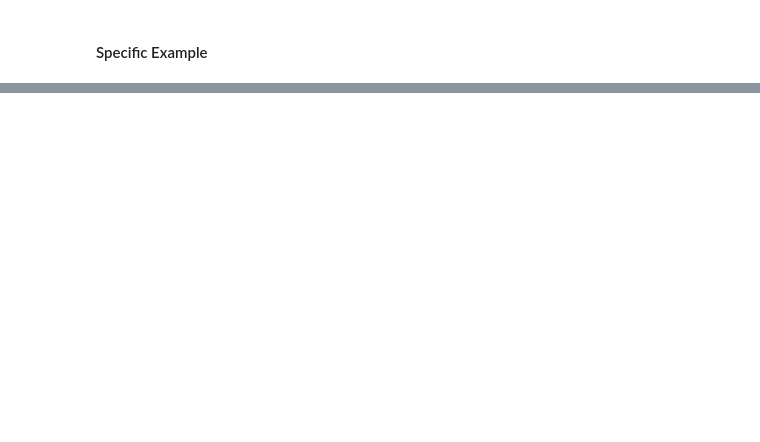
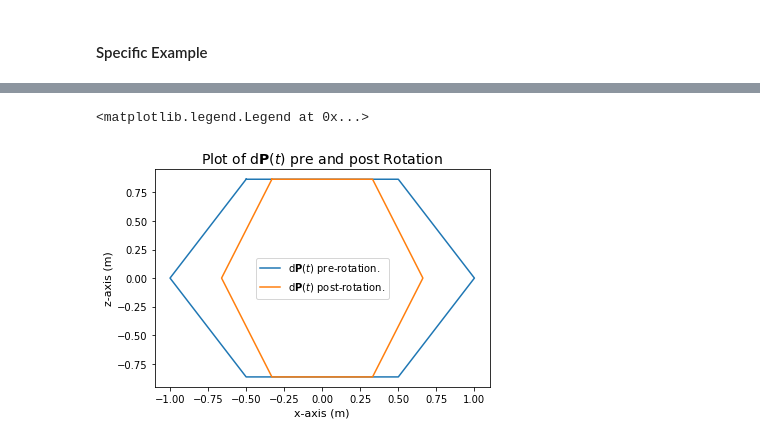
Before and after one commit to jordandll/Electromagnetism, a Jupyter notebook: Solenoids.ipynb, the cells around one changed output, grey strips where cells are left out. Saved outputs shown, nothing was run; the diff lists cells and outputs as text; code cells hidden in the pictures; blank space fills up the shorter version.

```diff
--- a/Solenoids.ipynb
+++ b/Solenoids.ipynb
@@ -683,0 +636,12 @@ ax.legend()
+# %%
+fig, ax = plt.subplots()
+ax.set_title(r'Plot of $\mathrm{d}\mathbf{P}(t)$ pre and post Rotation', size = 14)
+ax.set_xlabel('x-axis (m)', size = 11)
+ax.set_ylabel('z-axis (m)', size = 11)
+
+L = ax.plot(grave_x/n, z/n, label=r'$\mathrm{d}\mathbf{P}(t)$' + ' pre-rotation.')
+L.extend(ax.plot(x/n, z/n, label=r'$\mathrm{d}\mathbf{P}(t)$' + ' post-rotation.'))
+ax.legend()
+# %% [output]
+<matplotlib.legend.Legend at 0x...>
+[figure, added]
```
Also changed, not shown: parts of 21 cells of this notebook.
